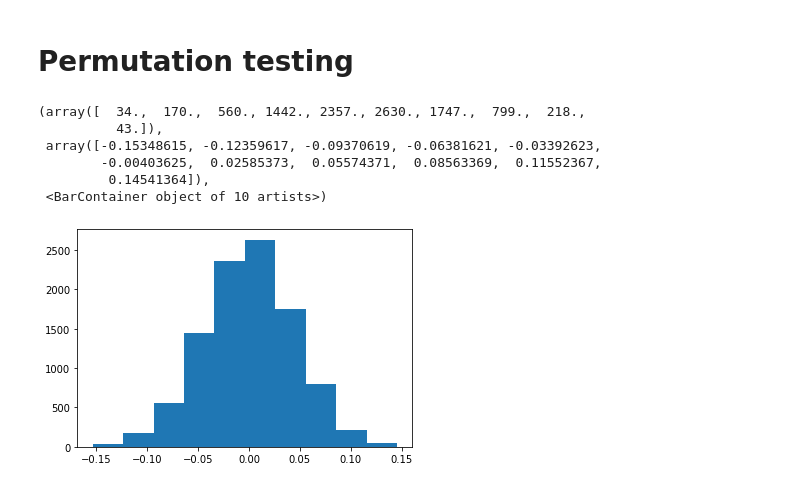
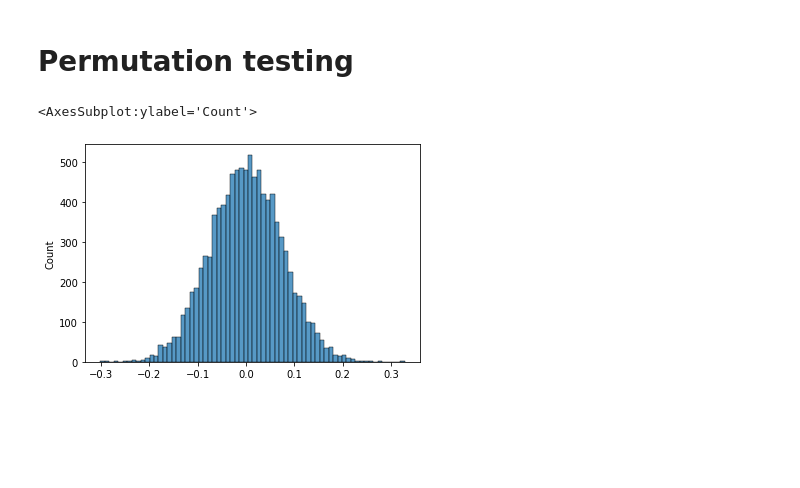
Before and after one commit to mjost5v/cs403-demo-notebooks, a Jupyter notebook: Sampling.ipynb, the cells around one changed output. Drawn from its saved outputs; the diff is of its cells as text; code cells hidden in the pictures; blank space fills up the shorter version.

```diff
--- a/Sampling.ipynb
+++ b/Sampling.ipynb
@@ -390,16 +388,11 @@ for i in range(n_permuations):
     new_s_mean = np.mean(combined[:len(s)])
     new_s2_mean = np.mean(combined[len(s):])
     permutations.append(new_s_mean - new_s2_mean)
-# %%
-plt.hist(permutations)
-# %% [output]
-(array([  34.,  170.,  560., 1442., 2357., 2630., 1747.,  799.,  218.,
-          43.]),
- array([-0.15348615, -0.12359617, -0.09370619, -0.06381621, -0.03392623,
-        -0.00403625,  0.02585373,  0.05574371,  0.08563369,  0.11552367,
-         0.14541364]),
- <BarContainer object of 10 artists>)
-[figure, removed]
+# %%
+sns.histplot(permutations)
+# %% [output]
+<AxesSubplot:ylabel='Count'>
+[figure, added]
 # %%
 avg_s - avg_s2
 # %% [output]
```
Also changed, not shown: parts of 23 cells of this notebook.
